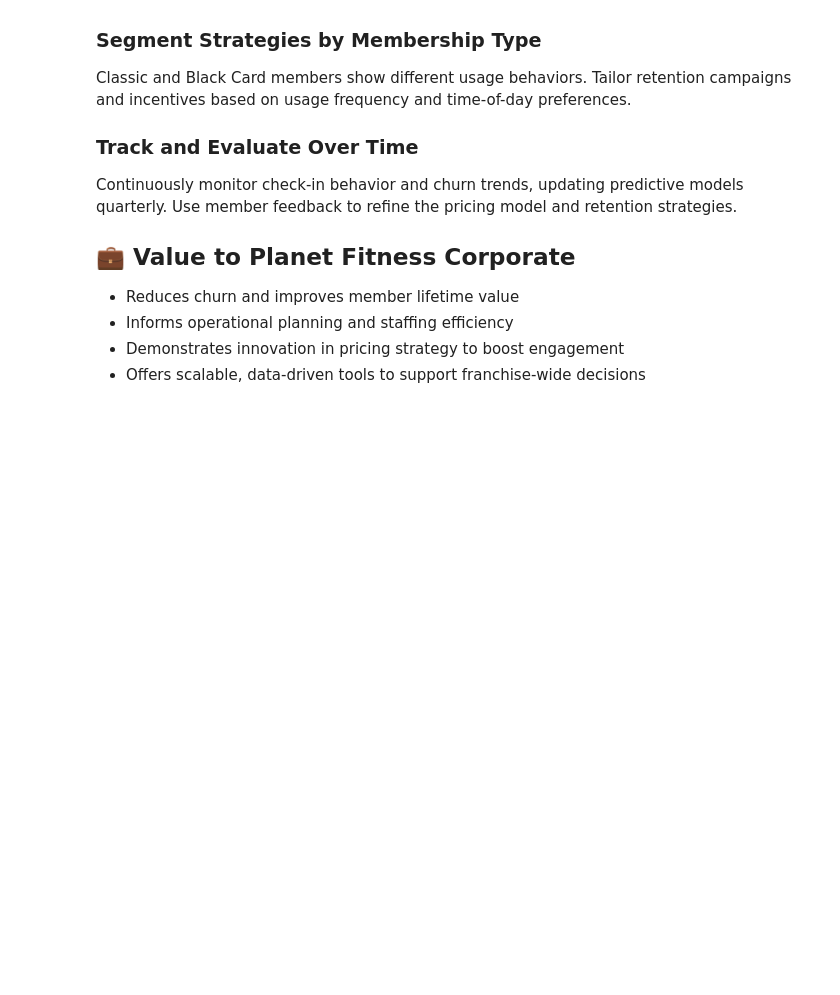
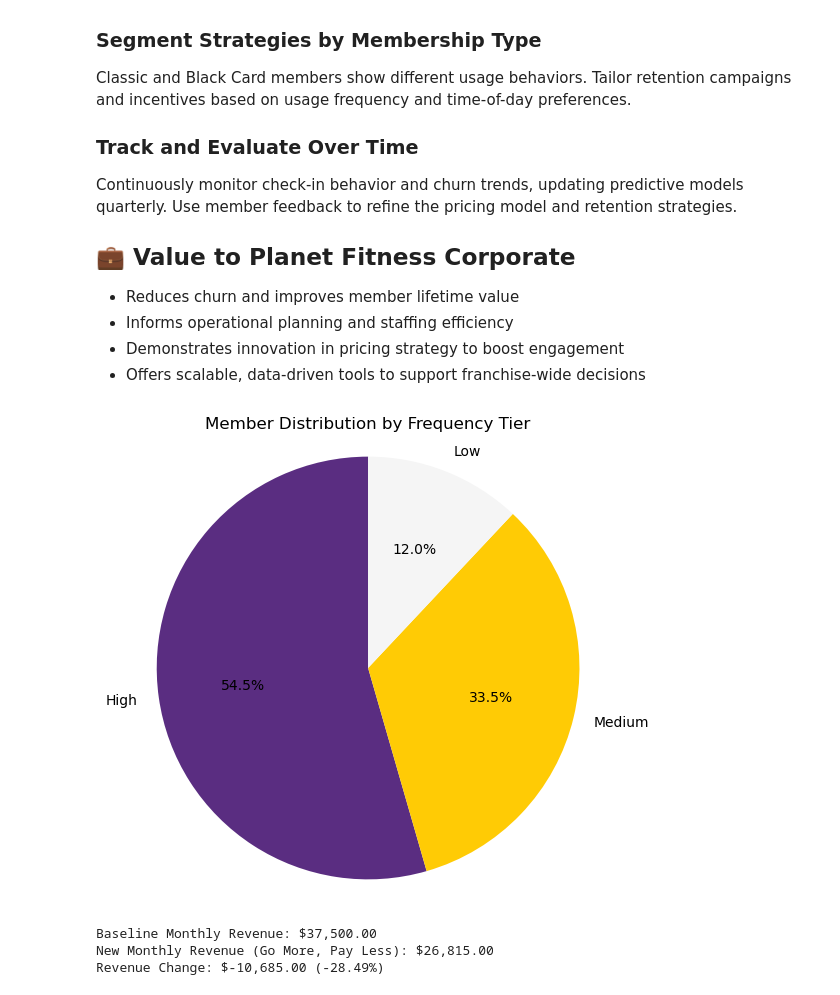
Before and after one commit to nicolegallo/Planet-Fitness-Portfolio-Project, a Jupyter notebook: PlanetFitness_Analysis.ipynb, the cells around one changed output. Cells and saved outputs as stored; diff of their text form; code cells hidden in the pictures; blank space fills up the shorter version.

```diff
--- a/PlanetFitness_Analysis.ipynb
+++ b/PlanetFitness_Analysis.ipynb
@@ -450,3 +450,82 @@ Continuously monitor check-in behavior and churn trends, updating predictive mod
 - Informs operational planning and staffing efficiency
 - Demonstrates innovation in pricing strategy to boost engagement
 - Offers scalable, data-driven tools to support franchise-wide decisions
+# %%
+# Member Segmentation by Check-in Frequency
+
+import pandas as pd
+import numpy as np
+import matplotlib.pyplot as plt
+
+# Load datasets
+members_df = pd.read_csv('members_multiyear.csv', parse_dates=['join_date', 'cancel_date'])
+checkins_df = pd.read_csv('checkins_multiyear_24hr.csv', parse_dates=['checkin_date'])
+
+# Calculate monthly check-ins per member
+checkins_df['year_month'] = checkins_df['checkin_date'].dt.to_period('M')
+monthly_visits = checkins_df.groupby(['member_id', 'year_month']).size().reset_index(name='checkins')
+
+# Average monthly check-ins across the member's lifetime
+avg_monthly_visits = monthly_visits.groupby('member_id')['checkins'].mean().reset_index()
+avg_monthly_visits.rename(columns={'checkins': 'avg_monthly_checkins'}, inplace=True)
+
+# Merge with members
+members_df = members_df.merge(avg_monthly_visits, on='member_id', how='left').fillna(0)
+
+# Define tiers
+def assign_tier(x):
+    if x < 5:
+        return 'Low'
+    elif 5 <= x < 9:
+        return 'Medium'
+    else:
+        return 'High'
+
+members_df['frequency_tier'] = members_df['avg_monthly_checkins'].apply(assign_tier)
+
+# Count members in each tier
+tier_counts = members_df['frequency_tier'].value_counts()
+tier_percentages = tier_counts / tier_counts.sum() * 100
+
+# Pie chart
+plt.figure(figsize=(6, 6))
+colors = ['#5A2D81', '#FFCB05', '#F5F5F5']  # You can swap these with PF branding hex codes
+plt.pie(
+    tier_percentages,
+    labels=tier_percentages.index,
+    autopct='%1.1f%%',
+    startangle=90,
+    colors=colors
+)
+plt.title('Member Distribution by Frequency Tier')
+plt.axis('equal')  # Equal aspect ratio to keep it circular
+plt.show()
+# %% [output]
+[figure, added]
+# %%
+# Revnue Impact Simulation
+
+# Assume $25/month baseline
+BASE_RATE = 25
+
+# Assign discounts
+discounts = {'Low': 0, 'Medium': 5, 'High': 10}
+members_df['discount'] = members_df['frequency_tier'].map(discounts)
+
+# Baseline monthly revenue
+baseline_revenue = len(members_df) * BASE_RATE
+
+# New monthly revenue under plan
+new_revenue = (BASE_RATE - members_df['discount']).sum()
+
+# Calculate impact
+revenue_change = new_revenue - baseline_revenue
+revenue_change_pct = (revenue_change / baseline_revenue) * 100
+
+print(f"Baseline Monthly Revenue: ${baseline_revenue:,.2f}")
+print(f"New Monthly Revenue (Go More, Pay Less): ${new_revenue:,.2f}")
+print(f"Revenue Change: ${revenue_change:,.2f} ({revenue_change_pct:.2f}%)")
+# %% [output]
+Baseline Monthly Revenue: $37,500.00
+New Monthly Revenue (Go More, Pay Less): $26,815.00
+Revenue Change: $-10,685.00 (-28.49%)
```
Also changed, not shown: parts of 3 cells of this notebook.
